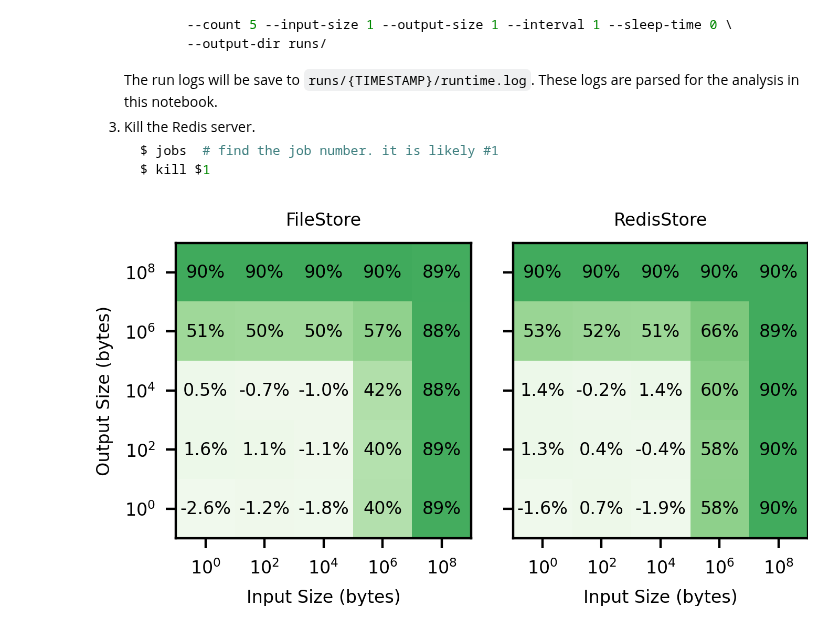
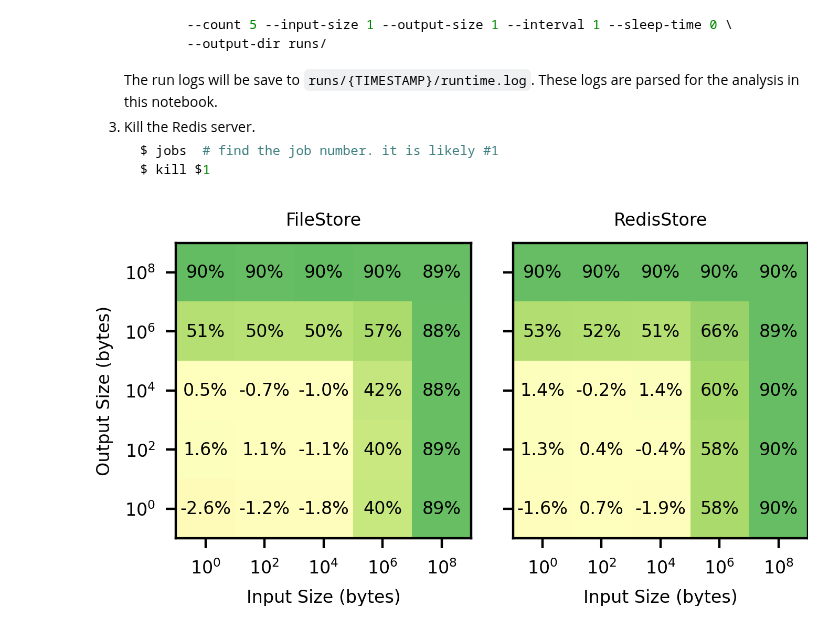
Before and after one commit to proxystore/sc23-evaluation, a Jupyter notebook: 2-proxystore-with-workflow-systems.ipynb, the cells around one changed output. Drawn from its saved outputs; the diff is of its cells as text; code cells hidden in the pictures.

```diff
--- a/2-proxystore-with-workflow-systems.ipynb
+++ b/2-proxystore-with-workflow-systems.ipynb
@@ -201,32 +201,33 @@ fig, axs = plt.subplots(1, 2, sharey=True)
 labels = ['$10^0$', '$10^2$', '$10^4$', '$10^6$', '$10^8$']
 
 for change_data, ax in zip((filestore_changes, redisstore_changes), axs):
     xy = matrixify(change_data)
-    caxes = ax.matshow(xy, cmap=matplotlib.cm.Greens, vmin=-0.1, vmax=1.5)
+    # matplotlib.cm.Greens
+    caxes = ax.matshow(xy, cmap=matplotlib.cm.RdYlGn, vmin=-1.5, vmax=1.5)
 
     for y, row in enumerate(xy):
         for x, val in enumerate(row):
             val = 100*val
             ax.text(x, y, f'{val:0.0f}%' if val >= 10 or val <= -10 else f'{val:0.1f}%', ha='center', va='center', fontsize=6)
 
     ax.xaxis.set_ticks_position('bottom')
     ax.set_xticks(range(5))
     ax.set_yticks(range(5))
     ax.set_xticklabels(labels)
     ax.set_yticklabels(reversed(labels))
 
 
 # fig.suptitle('Colmena Overhead Improvement over Baseline', y=0.91)
 axs[0].set_title('FileStore')
 axs[1].set_title('RedisStore')
 axs[0].set_xlabel('Input Size (bytes)')
 axs[1].set_xlabel('Input Size (bytes)')
 axs[0].set_ylabel('Output Size (bytes)')
 
 # fig.tight_layout(w_pad=0.75)
 fig.tight_layout(h_pad=.5, w_pad=0.75)
 
 fig.set_size_inches(3.5, 1.5)
 plt.savefig('figures/colmena-overheads.pdf', pad_inches=0.05)
 # %% [output]
-[figure, old version]
+[figure, new version]
```
Also changed, not shown: 1 other file.
